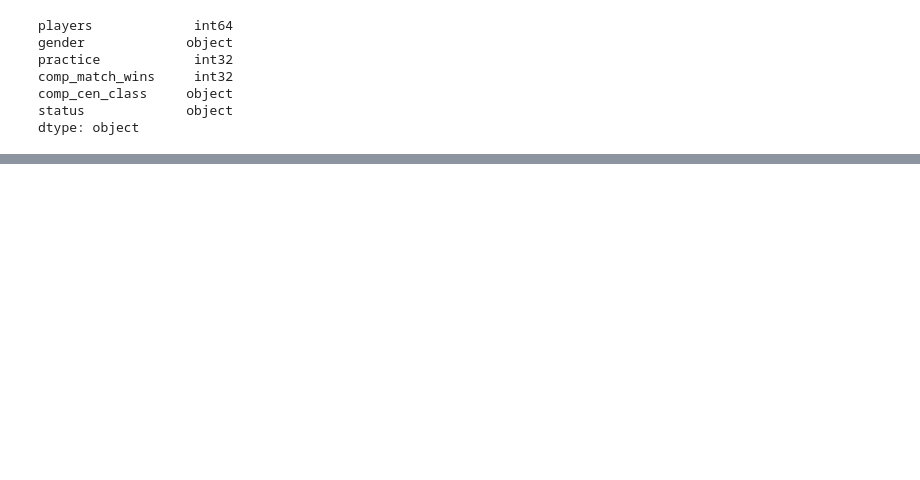
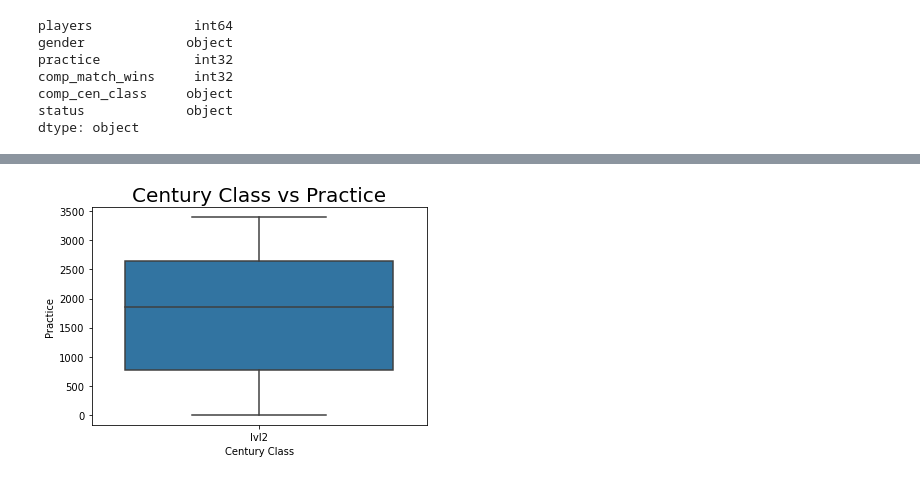
Before and after one commit to G00232918/PfDA_Assignment, a Jupyter notebook: Project_1.ipynb, the cells around one changed output, grey strips where cells are left out. Saved outputs shown, nothing was run; the diff lists cells and outputs as text; code cells hidden in the pictures; blank space fills up the shorter version.

```diff
--- a/Project_1.ipynb
+++ b/Project_1.ipynb
@@ -123,0 +156,10 @@ array(['ama', 'semipro', 'pro'], dtype=object)
+# %%
+# Showing the difficuly of how hard it is to make 100> centuries
+
+cen_comp = sns.boxplot(x='comp_cen_class', y='practice', data=df)
+cen_comp.axes.set_title('Century Class vs Practice', fontsize = 20)
+cen_comp.set_xlabel('Century Class', fontsize = 10)
+cen_comp.set_ylabel('Practice', fontsize = 10)
+plt.show()
+# %% [output]
+[figure, added]
```
Also changed, not shown: parts of 19 cells of this notebook, 1 other file.
